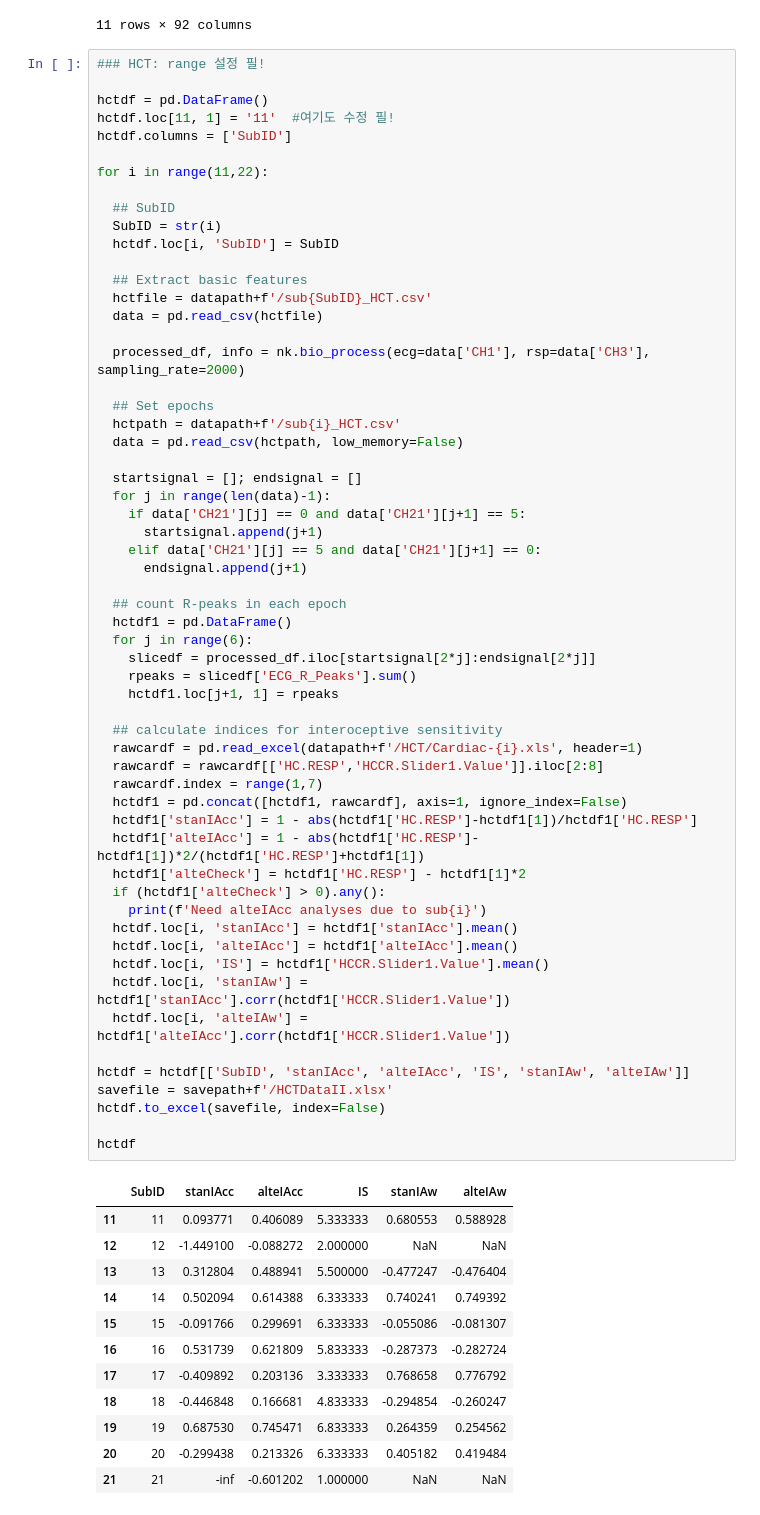
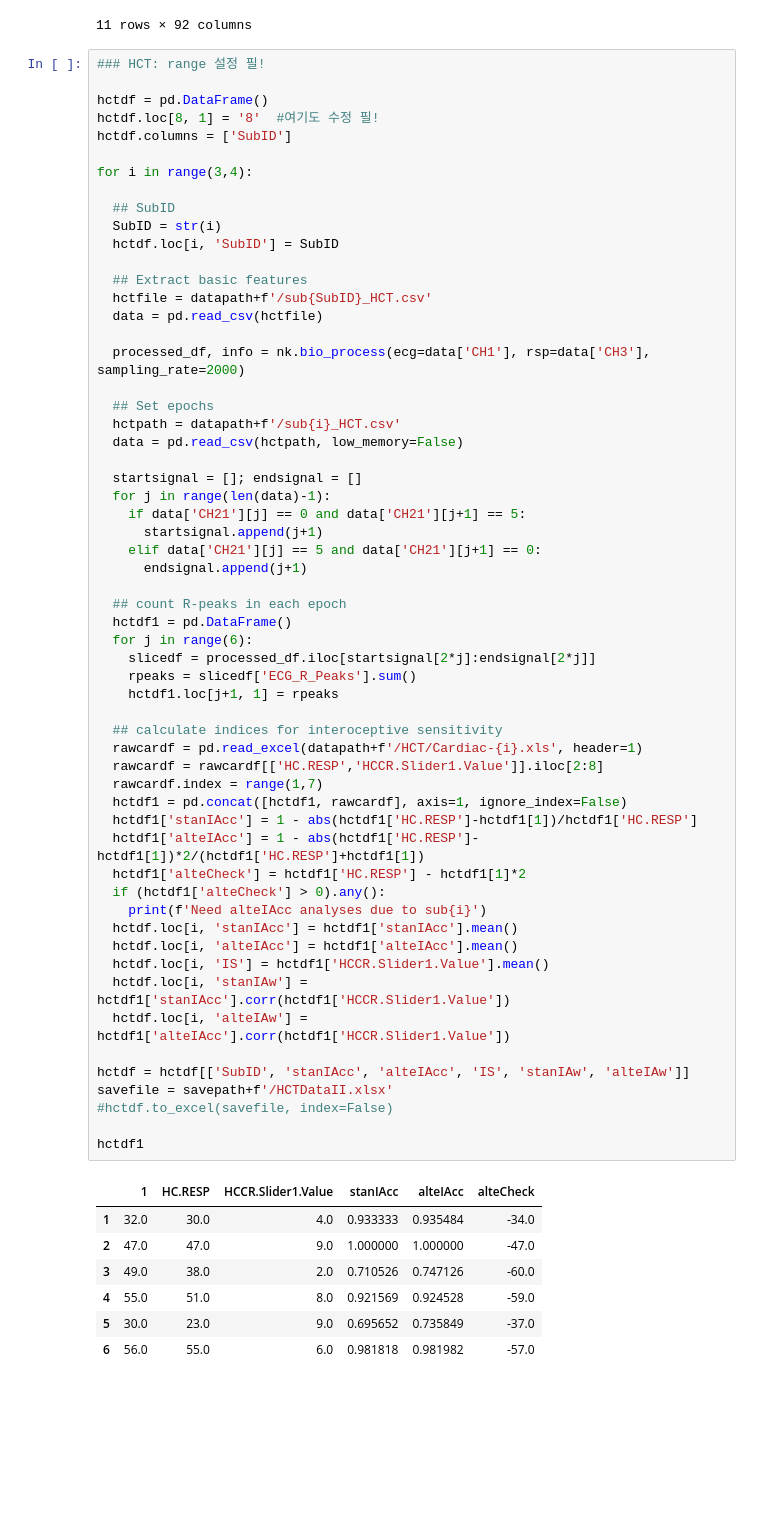
Before and after one commit to daonly/personal, a Jupyter notebook: [Conf]_physio.ipynb, the cells around one changed output. Cells and saved outputs as stored; diff of their text form; blank space fills up the shorter version.

```diff
--- a/[Conf]_physio.ipynb
+++ b/[Conf]_physio.ipynb
@@ -152,10 +152,10 @@ hrvdf
 ### HCT: range 설정 필!
 
 hctdf = pd.DataFrame()
-hctdf.loc[11, 1] = '11'  #여기도 수정 필!
+hctdf.loc[8, 1] = '8'  #여기도 수정 필!
 hctdf.columns = ['SubID']
 
-for i in range(11,22):
+for i in range(3,4):
 
   ## SubID
   SubID = str(i)
@@ -178,44 +178,39 @@ for i in range(11,22):
     elif data['CH21'][j] == 5 and data['CH21'][j+1] == 0:
       endsignal.append(j+1)
 
   ## count R-peaks in each epoch
   hctdf1 = pd.DataFrame()
   for j in range(6):
     slicedf = processed_df.iloc[startsignal[2*j]:endsignal[2*j]]
     rpeaks = slicedf['ECG_R_Peaks'].sum()
     hctdf1.loc[j+1, 1] = rpeaks
 
   ## calculate indices for interoceptive sensitivity
   rawcardf = pd.read_excel(datapath+f'/HCT/Cardiac-{i}.xls', header=1)
   rawcardf = rawcardf[['HC.RESP','HCCR.Slider1.Value']].iloc[2:8]
   rawcardf.index = range(1,7)
   hctdf1 = pd.concat([hctdf1, rawcardf], axis=1, ignore_index=False)
   hctdf1['stanIAcc'] = 1 - abs(hctdf1['HC.RESP']-hctdf1[1])/hctdf1['HC.RESP']
   hctdf1['alteIAcc'] = 1 - abs(hctdf1['HC.RESP']-hctdf1[1])*2/(hctdf1['HC.RESP']+hctdf1[1])
   hctdf1['alteCheck'] = hctdf1['HC.RESP'] - hctdf1[1]*2
   if (hctdf1['alteCheck'] > 0).any():
     print(f'Need alteIAcc analyses due to sub{i}')
   hctdf.loc[i, 'stanIAcc'] = hctdf1['stanIAcc'].mean()
   hctdf.loc[i, 'alteIAcc'] = hctdf1['alteIAcc'].mean()
   hctdf.loc[i, 'IS'] = hctdf1['HCCR.Slider1.Value'].mean()
   hctdf.loc[i, 'stanIAw'] = hctdf1['stanIAcc'].corr(hctdf1['HCCR.Slider1.Value'])
   hctdf.loc[i, 'alteIAw'] = hctdf1['alteIAcc'].corr(hctdf1['HCCR.Slider1.Value'])
 
 hctdf = hctdf[['SubID', 'stanIAcc', 'alteIAcc', 'IS', 'stanIAw', 'alteIAw']]
 savefile = savepath+f'/HCTDataII.xlsx'
-hctdf.to_excel(savefile, index=False)
+#hctdf.to_excel(savefile, index=False)
 
-hctdf
+hctdf1
 # %% [output]
-|  | SubID | stanIAcc | alteIAcc | IS | stanIAw | alteIAw |
-| 11 | 11 | 0.093771 | 0.406089 | 5.333333 | 0.680553 | 0.588928 |
-| 12 | 12 | -1.449100 | -0.088272 | 2.000000 | NaN | NaN |
-| 13 | 13 | 0.312804 | 0.488941 | 5.500000 | -0.477247 | -0.476404 |
-| 14 | 14 | 0.502094 | 0.614388 | 6.333333 | 0.740241 | 0.749392 |
-| 15 | 15 | -0.091766 | 0.299691 | 6.333333 | -0.055086 | -0.081307 |
-| 16 | 16 | 0.531739 | 0.621809 | 5.833333 | -0.287373 | -0.282724 |
-| 17 | 17 | -0.409892 | 0.203136 | 3.333333 | 0.768658 | 0.776792 |
-| 18 | 18 | -0.446848 | 0.166681 | 4.833333 | -0.294854 | -0.260247 |
-| 19 | 19 | 0.687530 | 0.745471 | 6.833333 | 0.264359 | 0.254562 |
-| 20 | 20 | -0.299438 | 0.213326 | 6.333333 | 0.405182 | 0.419484 |
-| 21 | 21 | -inf | -0.601202 | 1.000000 | NaN | NaN |
+|  | 1 | HC.RESP | HCCR.Slider1.Value | stanIAcc | alteIAcc | alteCheck |
+| 1 | 32.0 | 30.0 | 4.0 | 0.933333 | 0.935484 | -34.0 |
+| 2 | 47.0 | 47.0 | 9.0 | 1.000000 | 1.000000 | -47.0 |
+| 3 | 49.0 | 38.0 | 2.0 | 0.710526 | 0.747126 | -60.0 |
+| 4 | 55.0 | 51.0 | 8.0 | 0.921569 | 0.924528 | -59.0 |
+| 5 | 30.0 | 23.0 | 9.0 | 0.695652 | 0.735849 | -37.0 |
+| 6 | 56.0 | 55.0 | 6.0 | 0.981818 | 0.981982 | -57.0 |
```
Also changed, not shown: parts of 3 cells of this notebook.
